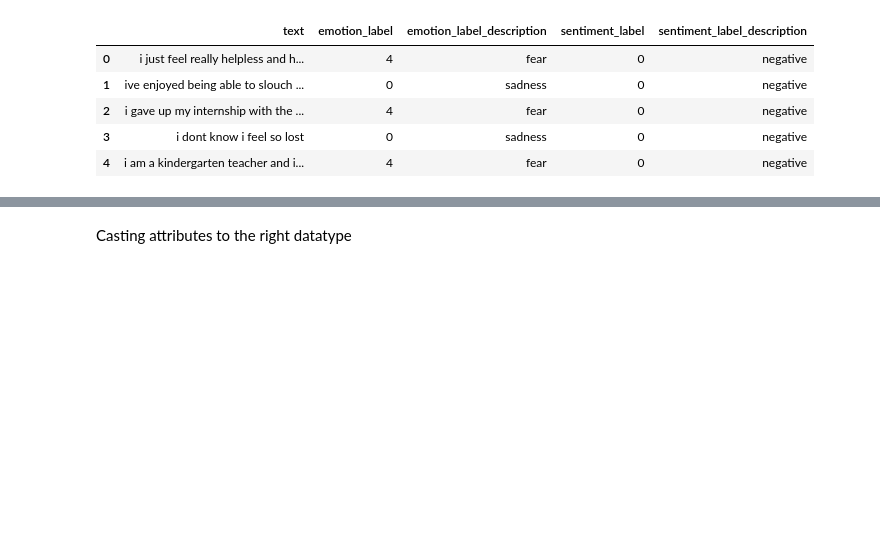
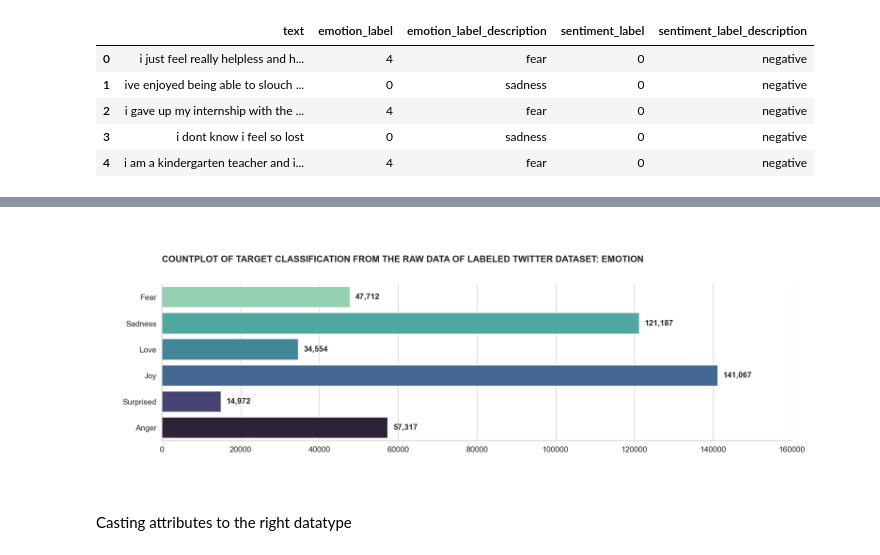
Before and after one commit to hyoaru/anonalyze-process, a Jupyter notebook: models/sentiment-emotion-classification/model-training-process.ipynb, the cells around one changed output, grey strips where cells are left out. Saved outputs shown, nothing was run; the diff lists cells and outputs as text; code cells hidden in the pictures; blank space fills up the shorter version.

```diff
--- a/models/sentiment-emotion-classification/model-training-process.ipynb
+++ b/models/sentiment-emotion-classification/model-training-process.ipynb
@@ -170,3 +261,11 @@ df.head()
+# %%
+plot_countplot(
+  data=df, y='emotion_label_description',
+  title='Countplot of target classification from the raw data of labeled twitter dataset: Emotion',
+  height=5, palette=palette_a2
+);
+# %% [output]
+[figure, added]
 # %% [markdown]
 Casting attributes to the right datatype
 # %%
```
Also changed, not shown: parts of 16 cells of this notebook.
